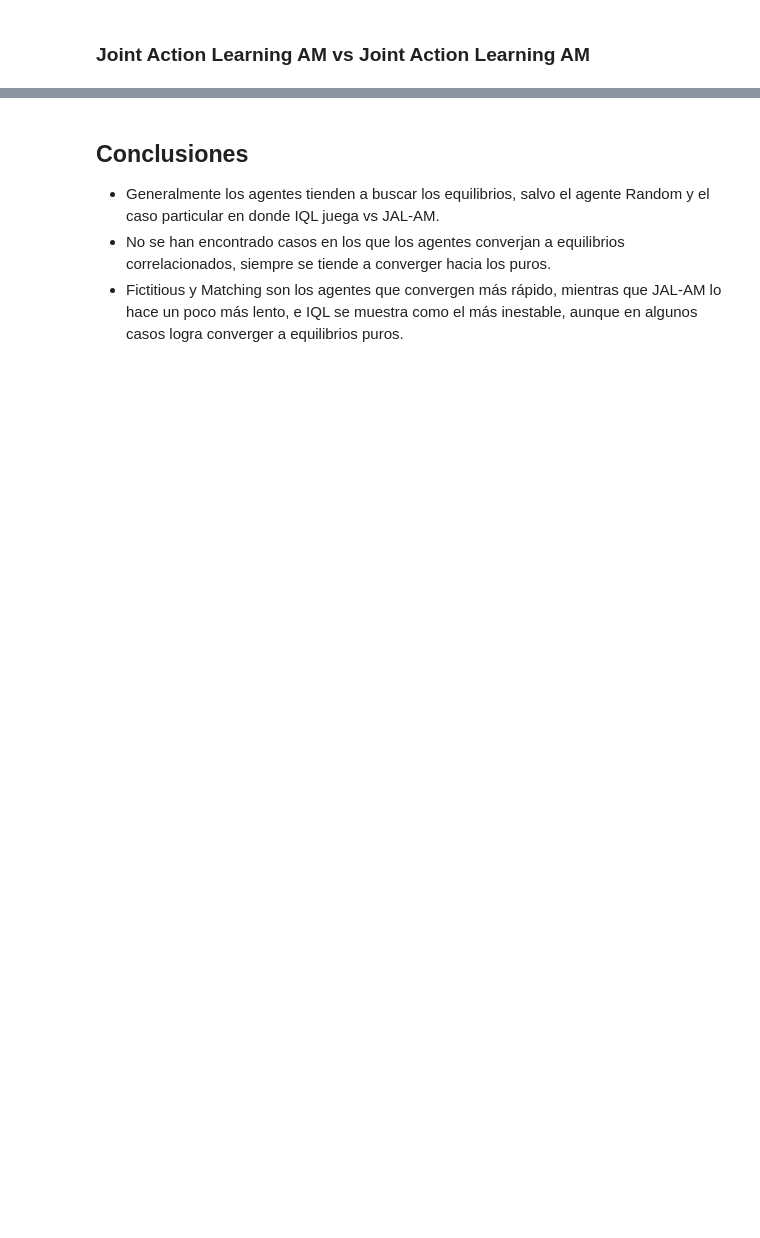
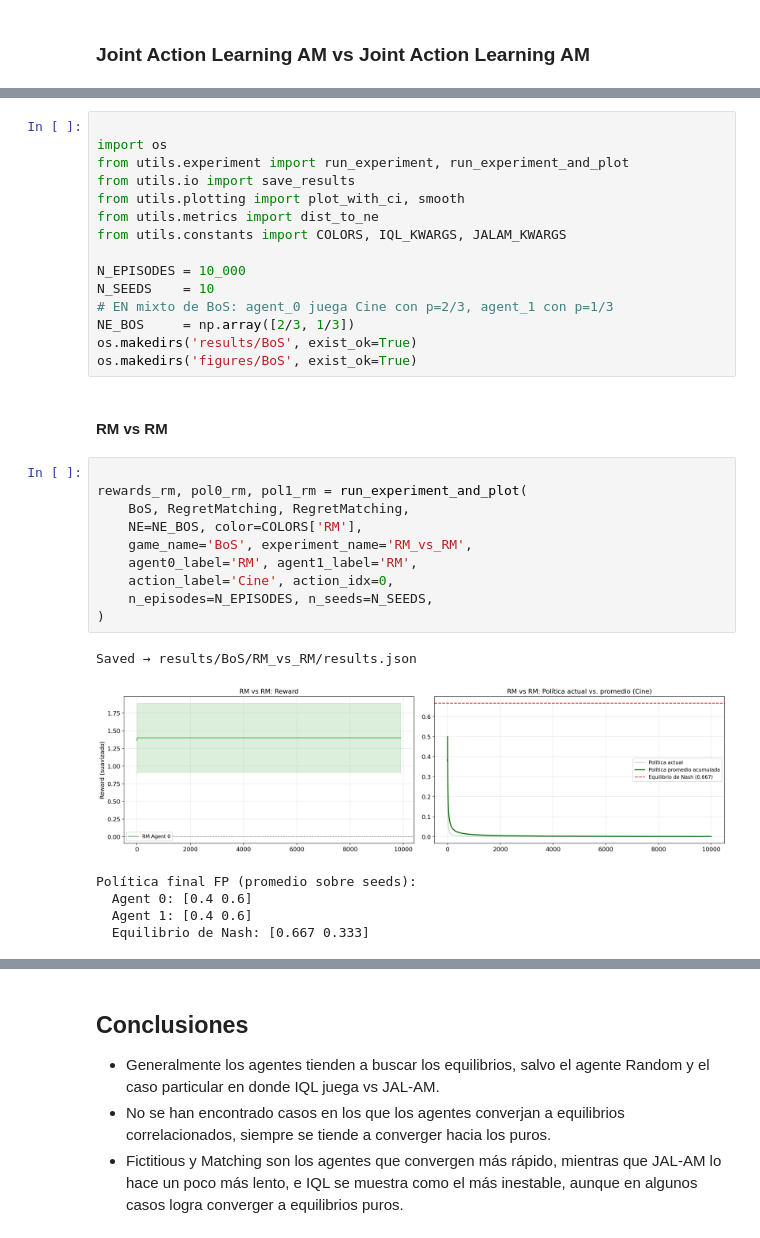
Before and after one commit to mmussio85/simultaneous-games, a Jupyter notebook: BoS.ipynb, the cells around one changed output, grey strips where cells are left out. Drawn from its saved outputs; the diff is of its cells as text; blank space fills up the shorter version.

```diff
--- a/BoS.ipynb
+++ b/BoS.ipynb
@@ -304,0 +374,34 @@ plot_convergence(history, checkpoints, 'Convergencia: JAL-AM vs JAL-AM — BoS')
+# %%
+
+import os
+from utils.experiment import run_experiment, run_experiment_and_plot
+from utils.io import save_results
+from utils.plotting import plot_with_ci, smooth
+from utils.metrics import dist_to_ne
+from utils.constants import COLORS, IQL_KWARGS, JALAM_KWARGS
+
+N_EPISODES = 10_000
+N_SEEDS    = 10
+# EN mixto de BoS: agent_0 juega Cine con p=2/3, agent_1 con p=1/3
+NE_BOS     = np.array([2/3, 1/3])
+os.makedirs('results/BoS', exist_ok=True)
+os.makedirs('figures/BoS', exist_ok=True)
+# %% [markdown]
+#### RM vs RM
+# %%
+
+rewards_rm, pol0_rm, pol1_rm = run_experiment_and_plot(
+    BoS, RegretMatching, RegretMatching,
+    NE=NE_BOS, color=COLORS['RM'],
+    game_name='BoS', experiment_name='RM_vs_RM',
+    agent0_label='RM', agent1_label='RM',
+    action_label='Cine', action_idx=0,
+    n_episodes=N_EPISODES, n_seeds=N_SEEDS,
+)
+# %% [output]
+Saved → results/BoS/RM_vs_RM/results.json
+[figure, added]
+Política final FP (promedio sobre seeds):
+  Agent 0: [0.4 0.6]
+  Agent 1: [0.4 0.6]
+  Equilibrio de Nash: [0.667 0.333]
```
Also changed, not shown: parts of 36 cells of this notebook, 3 other files.
